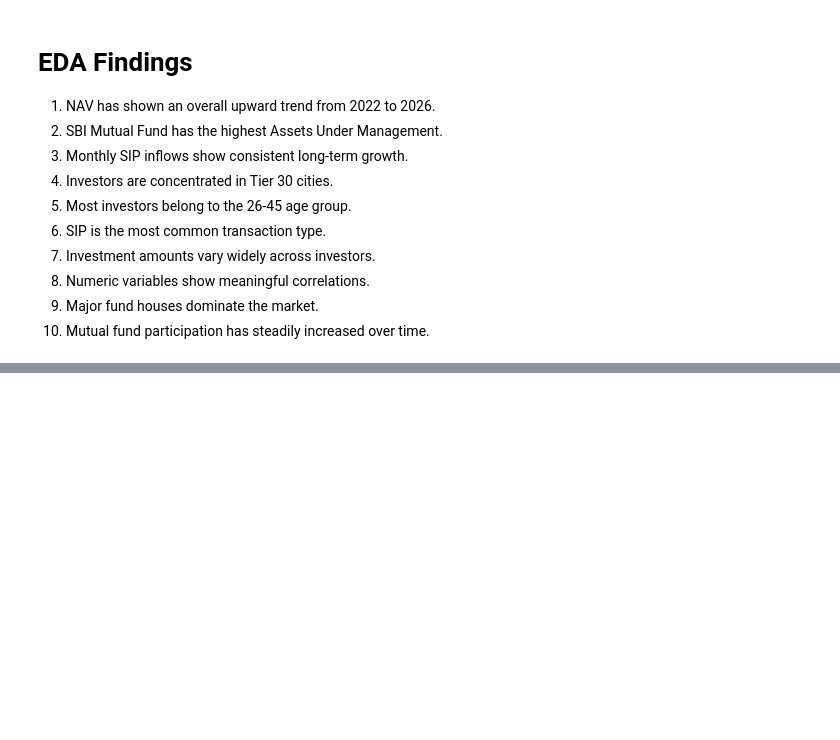
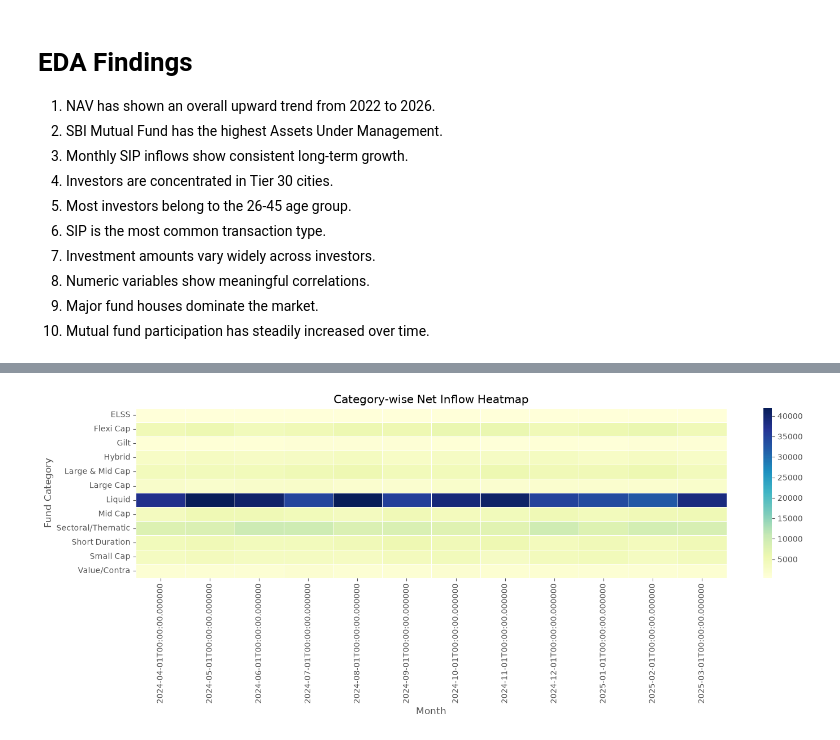
Before and after one commit to chethangeetha202-alt/MutualFundAnalytics, a Jupyter notebook: EDA_Analysis.ipynb, the cells around one changed output, grey strips where cells are left out. Saved outputs shown, nothing was run; the diff lists cells and outputs as text; code cells hidden in the pictures; blank space fills up the shorter version.

```diff
--- a/EDA_Analysis.ipynb
+++ b/EDA_Analysis.ipynb
@@ -401,3 +401,5 @@ plt.savefig("correlation_heatmap.png", dpi=300)
 8. Numeric variables show meaningful correlations.
 9. Major fund houses dominate the market.
 10. Mutual fund participation has steadily increased over time.
+# %%
+category_inflows=pd.read_csv("data/raw/05_category_inflows.csv")
@@ -403,0 +411,10 @@ plt.savefig("correlation_heatmap.png", dpi=300)
+# %%
+category_inflows['month'] = pd.to_datetime(category_inflows['month'])
+# %%
+heatmap_data = category_inflows.pivot(
+    index='category',
+    columns='month',
+    values='net_inflow_crore'
+)
+
+heatmap_data.head()
@@ -403,0 +429,17 @@ plt.savefig("correlation_heatmap.png", dpi=300)
+# %%
+plt.figure(figsize=(15,6))
+
+sns.heatmap(
+    heatmap_data,
+    cmap='YlGnBu',
+    linewidths=0.5
+)
+
+plt.title("Category-wise Net Inflow Heatmap")
+plt.xlabel("Month")
+plt.ylabel("Fund Category")
+
+plt.tight_layout()
+plt.show()
+# %% [output]
+[figure, added]
```
Also changed, not shown: parts of 22 cells of this notebook, 3 other files.
